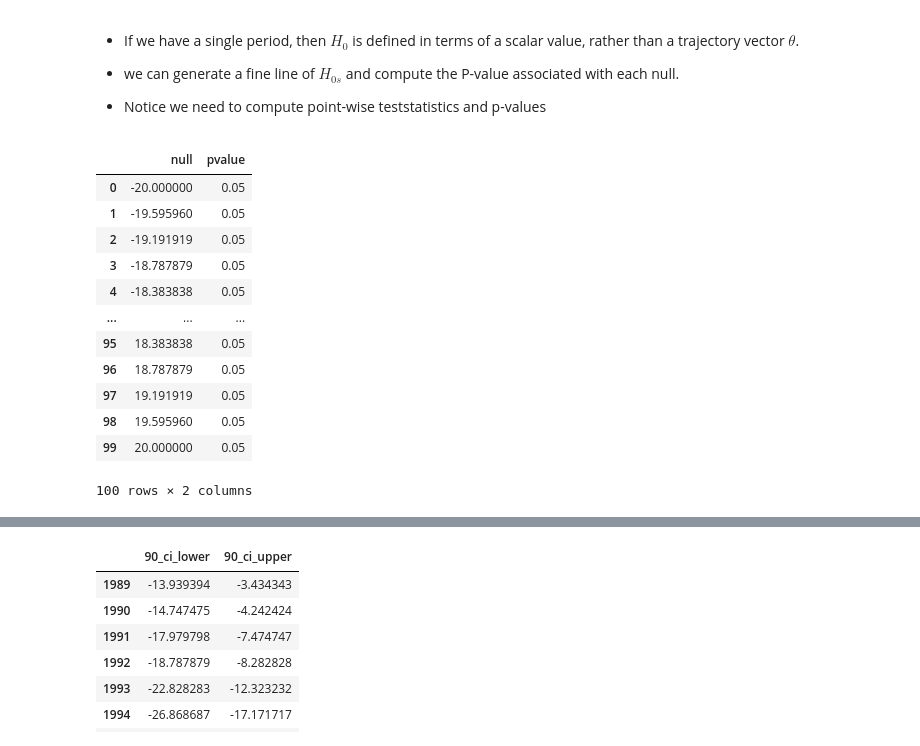
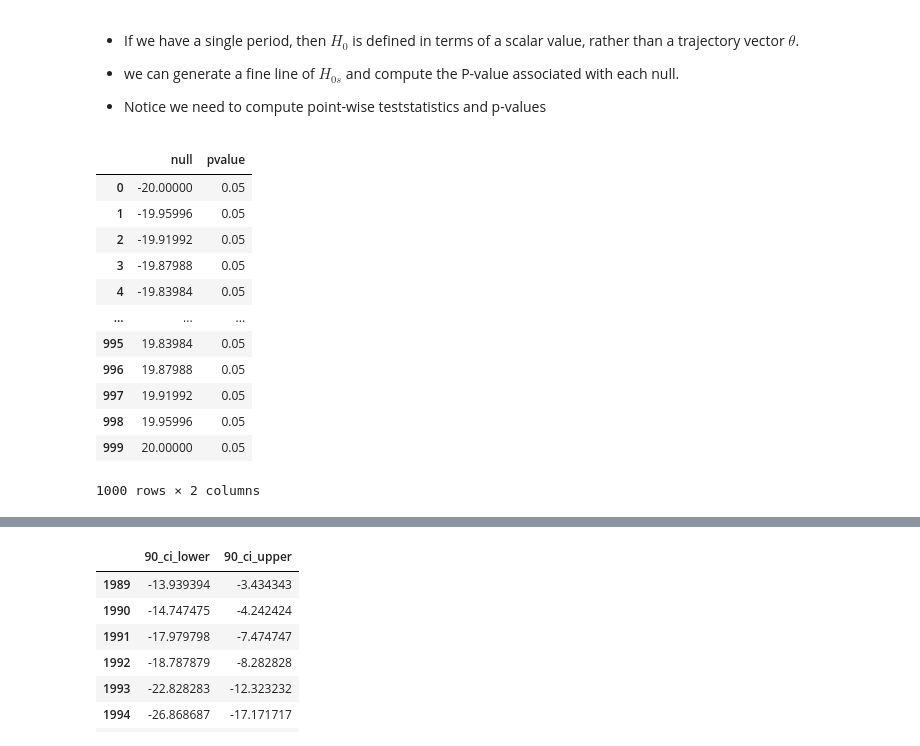
Before and after one commit to CongWang141/Literature-Light-Map, a Jupyter notebook: 2. Conformal Inference/conformal_inference.ipynb, the cells around one changed output, grey strips where cells are left out. Saved outputs shown, nothing was run; the diff lists cells and outputs as text; code cells hidden in the pictures.

```diff
--- a/2. Conformal Inference/conformal_inference.ipynb
+++ b/2. Conformal Inference/conformal_inference.ipynb
@@ -164,7 +164,7 @@ fitted = fit.predict()
 dat = with_effect(data, 0, 1988, 2000)
 
 # add fitted values
-dat['syn'] = fitted[range(len(dat))]
+dat['syn'] = fitted
 
 # compute residuals
 dat['residual'] = dat.null - dat.syn
@@ -302,25 +302,25 @@ def pvalue_grid(data, target_year, nulls, q):
         p_value_di[null] = p
     return p_value_di
 # %%
-p_value_di = pvalue_grid(data, target_year=1989, nulls=np.linspace(-20, 20, 100), q=1)
+p_value_di = pvalue_grid(data, target_year=1989, nulls=np.linspace(-20, 20, 1000), q=1)
 p_values = pd.DataFrame({"null": [i for i in p_value_di],
                          "pvalue": [p_value_di[i] for i in p_value_di]})
 
 p_values
 # %% [output]
 |  | null | pvalue |
-| 0 | -20.000000 | 0.05 |
-| 1 | -19.595960 | 0.05 |
-| 2 | -19.191919 | 0.05 |
-| 3 | -18.787879 | 0.05 |
-| 4 | -18.383838 | 0.05 |
+| 0 | -20.00000 | 0.05 |
+| 1 | -19.95996 | 0.05 |
+| 2 | -19.91992 | 0.05 |
+| 3 | -19.87988 | 0.05 |
+| 4 | -19.83984 | 0.05 |
 | ... | ... | ... |
-| 95 | 18.383838 | 0.05 |
-| 96 | 18.787879 | 0.05 |
-| 97 | 19.191919 | 0.05 |
-| 98 | 19.595960 | 0.05 |
-| 99 | 20.000000 | 0.05 |
+| 995 | 19.83984 | 0.05 |
+| 996 | 19.87988 | 0.05 |
+| 997 | 19.91992 | 0.05 |
+| 998 | 19.95996 | 0.05 |
+| 999 | 20.00000 | 0.05 |
-100 rows × 2 columns
+1000 rows × 2 columns
 # %%
 def confidence_interval_from_p_values(p_values, alpha=0.1):
     big_p_values = p_values[p_values.pvalue >= alpha]
```
Also changed, not shown: parts of 3 cells of this notebook, 9 other files.
